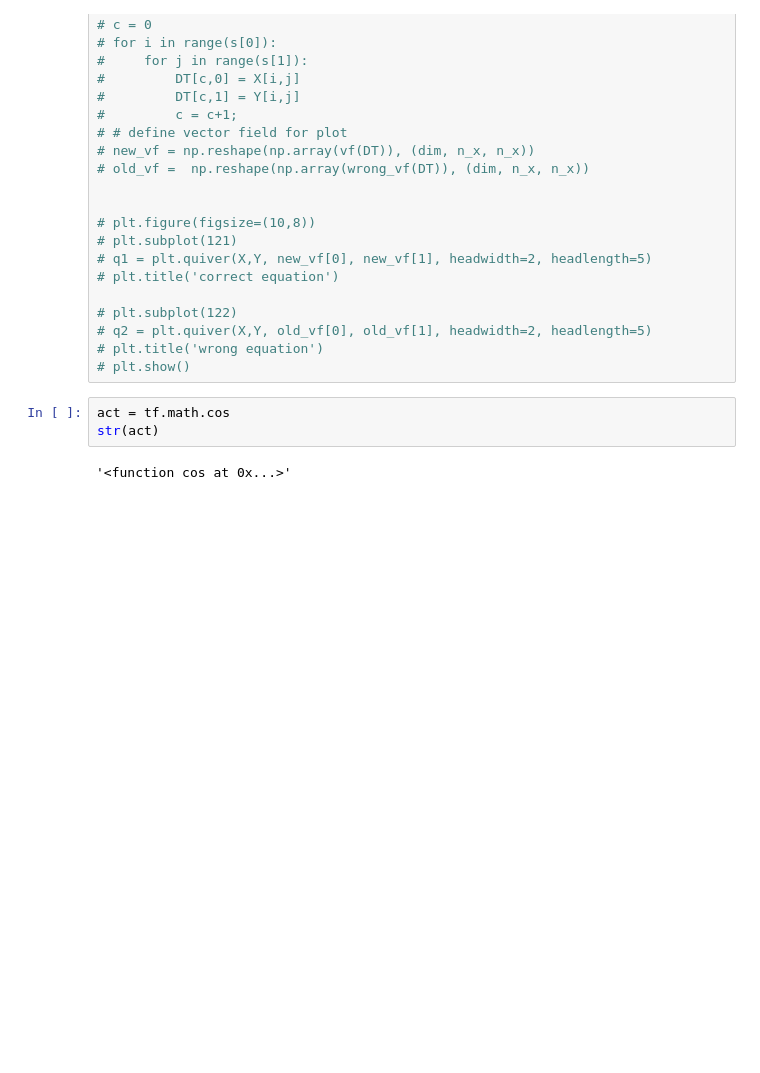
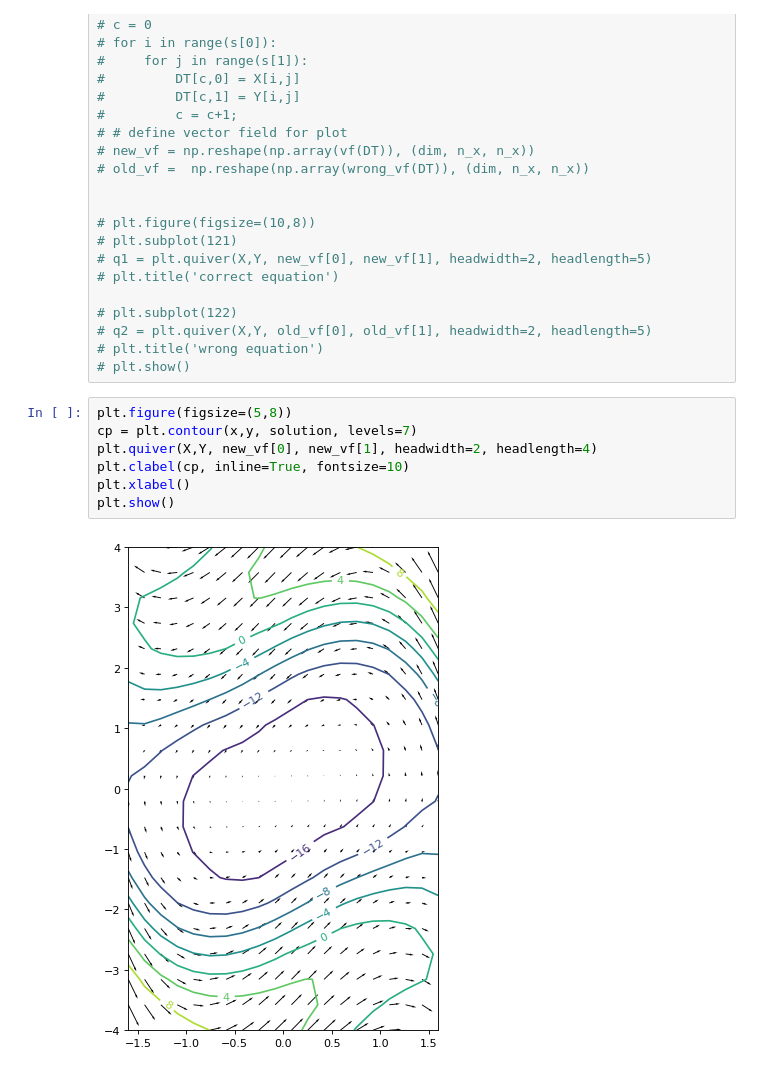
Before and after one commit to kyrxanthos/NN_dynamical_systems, a Jupyter notebook: Kernel_Lya4.ipynb, the cells around one changed output. Cells and saved outputs as stored; diff of their text form; blank space fills up the shorter version.

```diff
--- a/Kernel_Lya4.ipynb
+++ b/Kernel_Lya4.ipynb
@@ -202,8 +202,12 @@ plt.show()
 # q2 = plt.quiver(X,Y, old_vf[0], old_vf[1], headwidth=2, headlength=5)
 # plt.title('wrong equation')
 # plt.show()
-# %%
-act = tf.math.cos
-str(act)
-# %% [output]
-'<function cos at 0x...>'
+# %%
+plt.figure(figsize=(5,8))
+cp = plt.contour(x,y, solution, levels=7)
+plt.quiver(X,Y, new_vf[0], new_vf[1], headwidth=2, headlength=4)
+plt.clabel(cp, inline=True, fontsize=10)
+plt.xlabel()
+plt.show()
+# %% [output]
+[figure, added]
```
Also changed, not shown: parts of 2 cells of this notebook, 23 other files.
